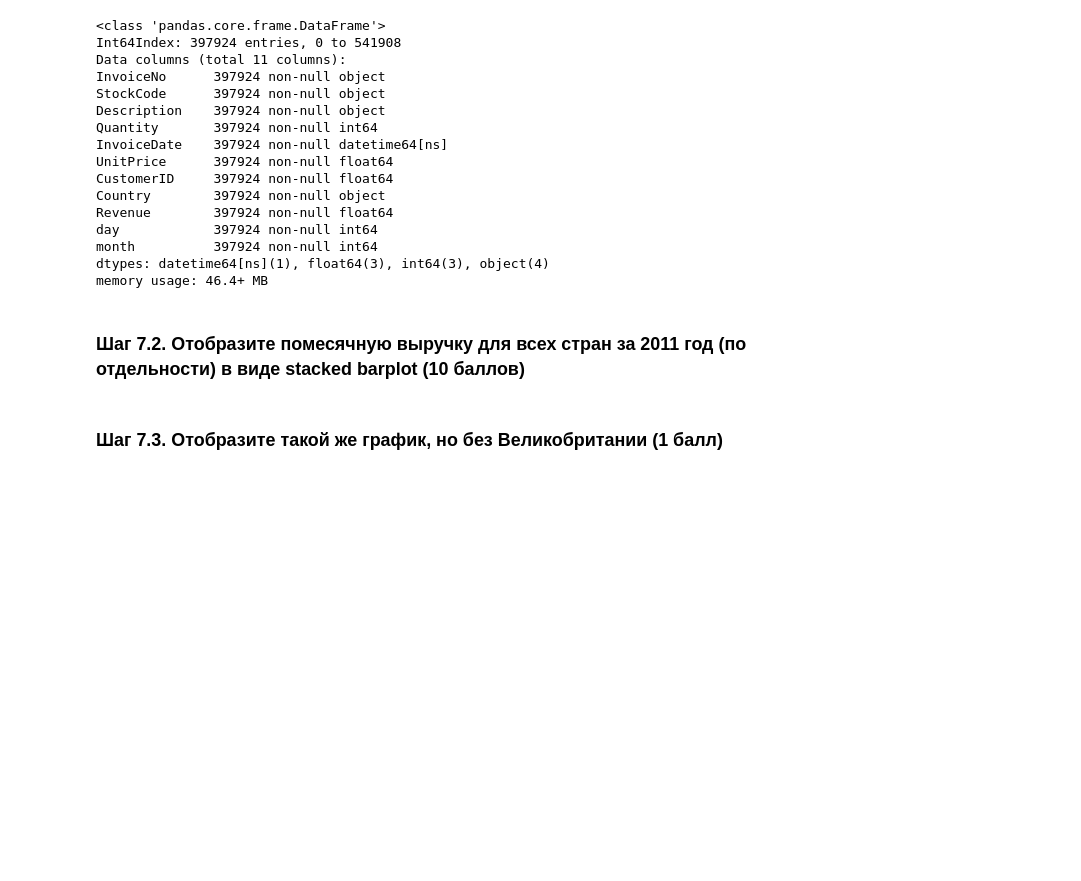
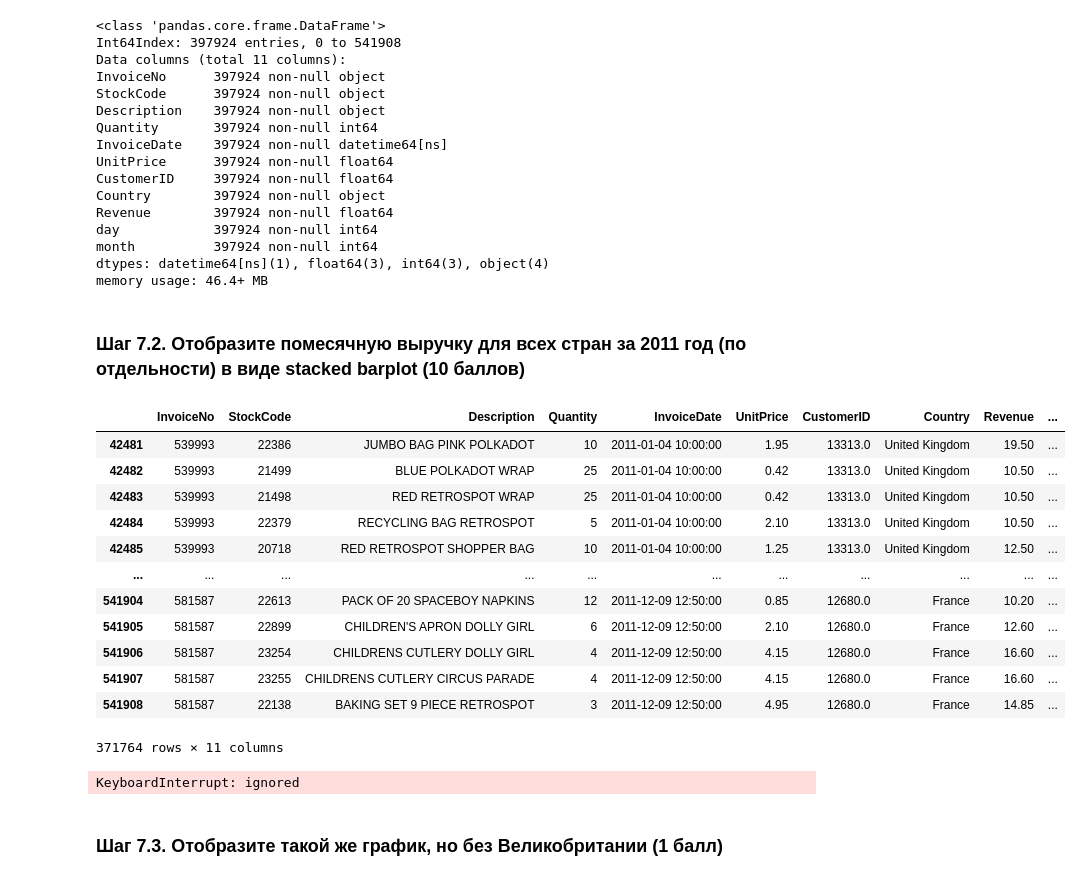
Before and after one commit to theysee/sberbank_reboot, a Jupyter notebook: Промежуточное_тестирование_Творческое_задание_Сергей_Артеев.ipynb, the cells around one changed output. Saved outputs shown, nothing was run; the diff lists cells and outputs as text; code cells hidden in the pictures; blank space fills up the shorter version.

```diff
--- a/Промежуточное_тестирование_Творческое_задание_Сергей_Артеев.ipynb
+++ b/Промежуточное_тестирование_Творческое_задание_Сергей_Артеев.ipynb
@@ -332,3 +333,36 @@ memory usage: 46.4+ MB
+# %%
+# Сначала выберем нужные нам данные из основного датасета.
+data_sales_2011 = data_sales[data_sales['InvoiceDate'].dt.year == 2011]
+data_sales_2011
+# %% [output]
+|  | InvoiceNo | StockCode | Description | Quantity | InvoiceDate | UnitPrice | CustomerID | Country | Revenue | ... |
+| 42481 | 539993 | 22386 | JUMBO BAG PINK POLKADOT | 10 | 2011-01-04 10:00:00 | 1.95 | 13313.0 | United Kingdom | 19.50 | ... |
+| 42482 | 539993 | 21499 | BLUE POLKADOT WRAP | 25 | 2011-01-04 10:00:00 | 0.42 | 13313.0 | United Kingdom | 10.50 | ... |
+| 42483 | 539993 | 21498 | RED RETROSPOT WRAP | 25 | 2011-01-04 10:00:00 | 0.42 | 13313.0 | United Kingdom | 10.50 | ... |
+| 42484 | 539993 | 22379 | RECYCLING BAG RETROSPOT | 5 | 2011-01-04 10:00:00 | 2.10 | 13313.0 | United Kingdom | 10.50 | ... |
+| 42485 | 539993 | 20718 | RED RETROSPOT SHOPPER BAG | 10 | 2011-01-04 10:00:00 | 1.25 | 13313.0 | United Kingdom | 12.50 | ... |
+| ... | ... | ... | ... | ... | ... | ... | ... | ... | ... | ... |
+| 541904 | 581587 | 22613 | PACK OF 20 SPACEBOY NAPKINS | 12 | 2011-12-09 12:50:00 | 0.85 | 12680.0 | France | 10.20 | ... |
+| 541905 | 581587 | 22899 | CHILDREN'S APRON DOLLY GIRL | 6 | 2011-12-09 12:50:00 | 2.10 | 12680.0 | France | 12.60 | ... |
+| 541906 | 581587 | 23254 | CHILDRENS CUTLERY DOLLY GIRL | 4 | 2011-12-09 12:50:00 | 4.15 | 12680.0 | France | 16.60 | ... |
+| 541907 | 581587 | 23255 | CHILDRENS CUTLERY CIRCUS PARADE | 4 | 2011-12-09 12:50:00 | 4.15 | 12680.0 | France | 16.60 | ... |
+| 541908 | 581587 | 22138 | BAKING SET 9 PIECE RETROSPOT | 3 | 2011-12-09 12:50:00 | 4.95 | 12680.0 | France | 14.85 | ... |
+371764 rows × 11 columns
+# %%
+fig, ax = plt.subplots(figsize=(22,14), dpi= 80)
+ax.set_yscale ('symlog')
+
+plt.bar(data_sales_2011.month, data_sales_2011.Country)
+
+#plt.legend((p1[0], p2[0]), ('Men', 'Women'))
+
+# Украшения
+plt.title('Зависимость выручки от стоимости за единицу', fontsize=22)
+plt.xlabel("Цена за единицу", fontsize=14)
+plt.ylabel("Выручка", fontsize=14)
+plt.show()
+# %% [output]
+KeyboardInterrupt: ignored
 # %% [markdown]
 ### Шаг 7.3. Отобразите такой же график, но без Великобритании (1 балл)
 # %%
```
Also changed, not shown: parts of 4 cells of this notebook.
